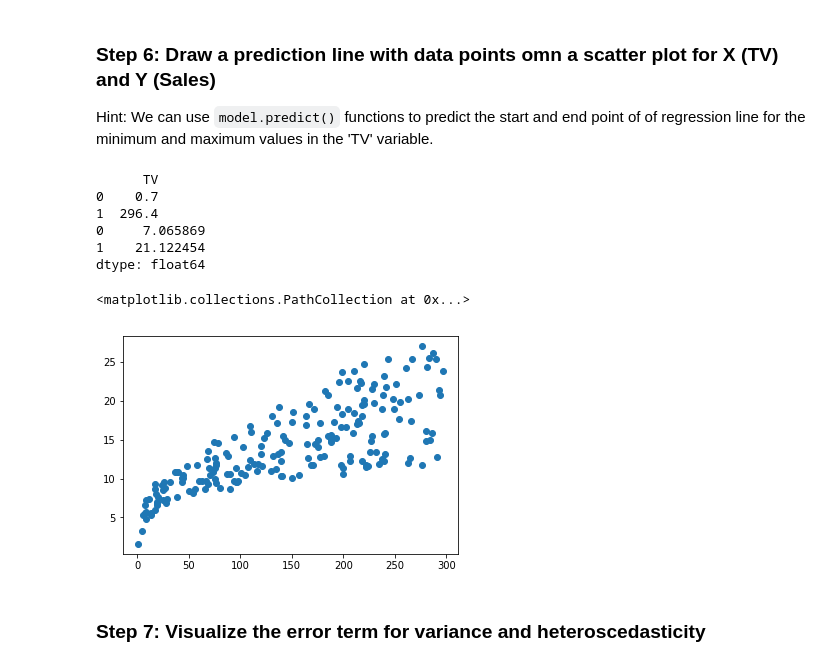
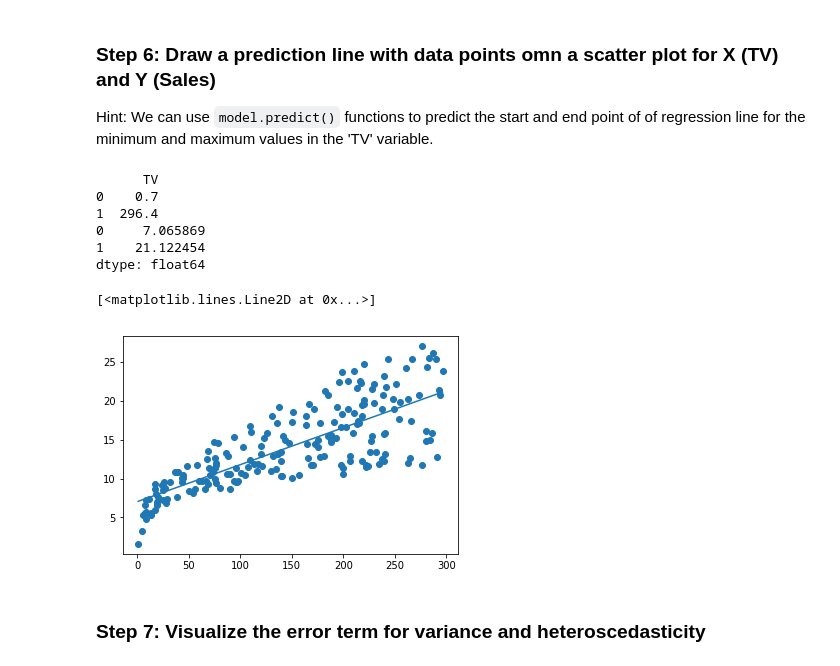
Before and after one commit to mandoiwanaga/dsc-01-10-13-regression-statsmodels-lab-seattle-ds-career-040119, a Jupyter notebook: index.ipynb, the cells around one changed output. Drawn from its saved outputs; the diff is of its cells as text; code cells hidden in the pictures.

```diff
--- a/index.ipynb
+++ b/index.ipynb
@@ -151,22 +151,22 @@ Hint: We can use `model.predict()` functions to predict the start and end point
 # %%
 # create a DataFrame with the minimum and maximum values of TV
 tv_new = pd.DataFrame({'TV': [df.TV.min(), df.TV.max()]})
 print(tv_new)
 # make predictions for those x values and store them
 pred = model.predict(tv_new)
 print(pred)
 # first, plot the observed data and the least squares line
 plt.scatter(df.TV, df.sales)
-plt.plot(tv_)
+plt.plot(tv_new, pred)
 # %% [output]
       TV
 0    0.7
 1  296.4
 0     7.065869
 1    21.122454
 dtype: float64
-<matplotlib.collections.PathCollection at 0x...>
+[<matplotlib.lines.Line2D at 0x...>]
-[figure, old version]
+[figure, new version]
 # %% [markdown]
 ### Step 7: Visualize the error term for variance and heteroscedasticity
 # %%
```
